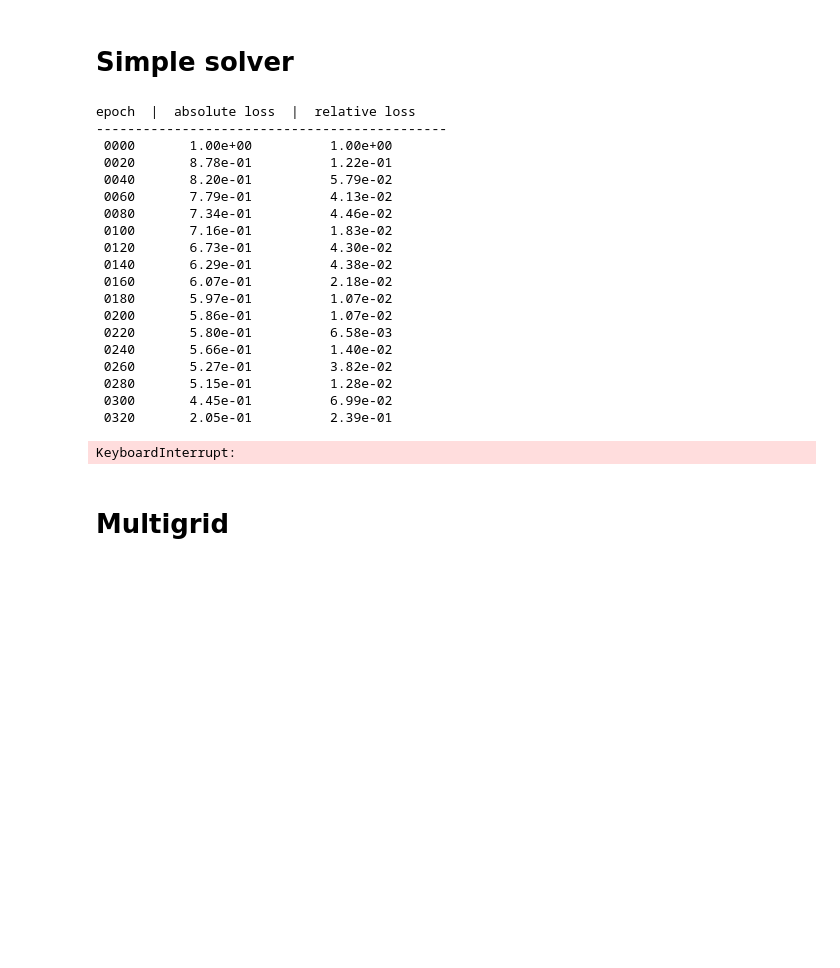
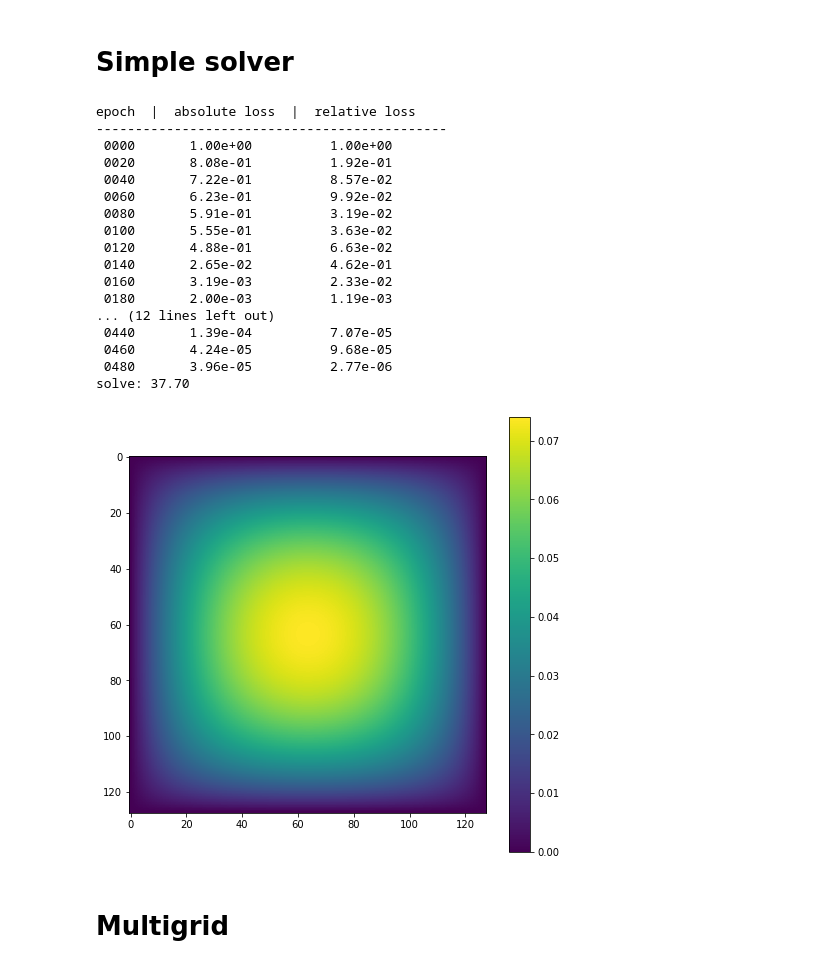
Before and after one commit to abauville/Notes_Neural_Network, a Jupyter notebook: CNN_solver.ipynb, the cells around one changed output. Cells and saved outputs as stored; diff of their text form; code cells hidden in the pictures; blank space fills up the shorter version.

Commit message:
Kind of finished solver. Now write a blog post around it!!

```diff
--- a/CNN_solver.ipynb
+++ b/CNN_solver.ipynb
@@ -18,26 +18,26 @@ def timer(msg='timer'):
 # Neural net solver class
 # %%
 class NeuralNetSolver(nn.Module):
-    def __init__(self, T_ini, K, s):
+    def __init__(self, T_ini, K, s, device='cpu'):
         super(NeuralNetSolver,self).__init__()
         self.nx = T_ini.shape[2]
         self.ny = T_ini.shape[3]
         self.T = nn.Parameter(T_ini[:,:,1:-1,1:-1])
-        self.K = K
-        self.s = s
+        self.K = K.to(device)
+        self.s = s.to(device)
         dx = 1./(self.nx-1)
         dy = 1./(self.ny-1)
-        self.grad_x = torch.tensor([-1./dx, 1./dx]).reshape((1,1,2,1))
-        self.grad_y = torch.tensor([ 1./dy,-1./dy]).reshape((1,1,1,2))
+        self.grad_x = torch.tensor([-1./dx, 1./dx]).reshape((1,1,2,1)).to(device)
+        self.grad_y = torch.tensor([ 1./dy,-1./dy]).reshape((1,1,1,2)).to(device)
 
-        self.avg_x = torch.tensor([.5,.5]).reshape((1,1,2,1))
-        self.avg_y = torch.tensor([.5,.5]).reshape((1,1,1,2))
+        self.avg_x = torch.tensor([.5,.5]).reshape((1,1,2,1)).to(device)
+        self.avg_y = torch.tensor([.5,.5]).reshape((1,1,1,2)).to(device)
 
-        self.BC_left = torch.zeros((1,1,self.nx-2,1))
-        self.BC_right = torch.zeros((1,1,self.nx-2,1))
+        self.BC_left = torch.zeros((1,1,self.nx-2,1)).to(device)
+        self.BC_right = torch.zeros((1,1,self.nx-2,1)).to(device)
 
-        self.BC_top = torch.zeros((1,1,1,self.ny))
-        self.BC_bot = torch.zeros((1,1,1,self.ny))
+        self.BC_top = torch.zeros((1,1,1,self.ny)).to(device)
+        self.BC_bot = torch.zeros((1,1,1,self.ny)).to(device)
 
     def forward(self):
         T = self.T
@@ -77,7 +77,7 @@ def loss_fn(y_hat):
 # %% [markdown]
 # Training function
 # %%
-def train(net,loss_fn, optimizer, abs_loss_limit, rel_loss_limit):
+def train(net,loss_fn, optimizer, abs_loss_limit, rel_loss_limit, scheduler=None, n_iter=500, n_out=20):
 
     def closure():
         out = net()
@@ -91,9 +91,11 @@ def train(net,loss_fn, optimizer, abs_loss_limit, rel_loss_limit):
     with timer("solve"):
         print(f"epoch  |  absolute loss  |  relative loss")
         print( "---------------------------------------------")
-        for i in range(500):
+        for i in range(n_iter):
             loss = optimizer.step(closure)
-            if (i%20)==0:
+            if scheduler:
+                scheduler.step(loss)
+            if (i%n_out)==0:
                 with torch.no_grad():
                     loss = loss.item()
                     print(f" {i:04d}       {loss:.2e}          {abs(loss-last_loss):.2e}")
@@ -114,45 +116,41 @@ def train(net,loss_fn, optimizer, abs_loss_limit, rel_loss_limit):
 # %% [markdown]
 # Simple solver
 # %%
-nx = 200
-ny = 200
+nx = 128
+ny = 128
 T_ini = torch.zeros((1,1,nx,ny))
 K     = torch.ones((1,1,nx,ny))
 s     = torch.ones((1,1,nx,ny))
 net = NeuralNetSolver(T_ini, K,s)
 
 optimizer = torch.optim.LBFGS(net.parameters())
 abs_loss = 1e-10
 rel_loss = 1e-100
 
 T_padded = train(net, loss_fn, optimizer, abs_loss, rel_loss)
 fig = plt.figure(figsize=[8,8])
 with torch.no_grad():
-    plt.title(f"epoch = {i:.0f}, loss = {loss:.2e}")
     plt.imshow(T_padded[0,0,:,:])
     plt.colorbar()
-    display(fig)
 # clear_output(wait = True)
 # %% [output]
 epoch  |  absolute loss  |  relative loss
 ---------------------------------------------
  0000       1.00e+00          1.00e+00
- 0020       8.78e-01          1.22e-01
- 0040       8.20e-01          5.79e-02
- 0060       7.79e-01          4.13e-02
- 0080       7.34e-01          4.46e-02
- 0100       7.16e-01          1.83e-02
- 0120       6.73e-01          4.30e-02
- 0140       6.29e-01          4.38e-02
- 0160       6.07e-01          2.18e-02
- 0180       5.97e-01          1.07e-02
- 0200       5.86e-01          1.07e-02
- 0220       5.80e-01          6.58e-03
- 0240       5.66e-01          1.40e-02
- 0260       5.27e-01          3.82e-02
- 0280       5.15e-01          1.28e-02
- 0300       4.45e-01          6.99e-02
- 0320       2.05e-01          2.39e-01
+ 0020       8.08e-01          1.92e-01
+ 0040       7.22e-01          8.57e-02
+ 0060       6.23e-01          9.92e-02
+ 0080       5.91e-01          3.19e-02
+ 0100       5.55e-01          3.63e-02
+ 0120       4.88e-01          6.63e-02
+ 0140       2.65e-02          4.62e-01
+ 0160       3.19e-03          2.33e-02
+ 0180       2.00e-03          1.19e-03
+... (12 lines left out)
+ 0440       1.39e-04          7.07e-05
+ 0460       4.24e-05          9.68e-05
+ 0480       3.96e-05          2.77e-06
+solve: 37.70
-KeyboardInterrupt:
+[figure, added]
 # %% [markdown]
 # Multigrid
```
Also changed, not shown: parts of 4 cells of this notebook.
